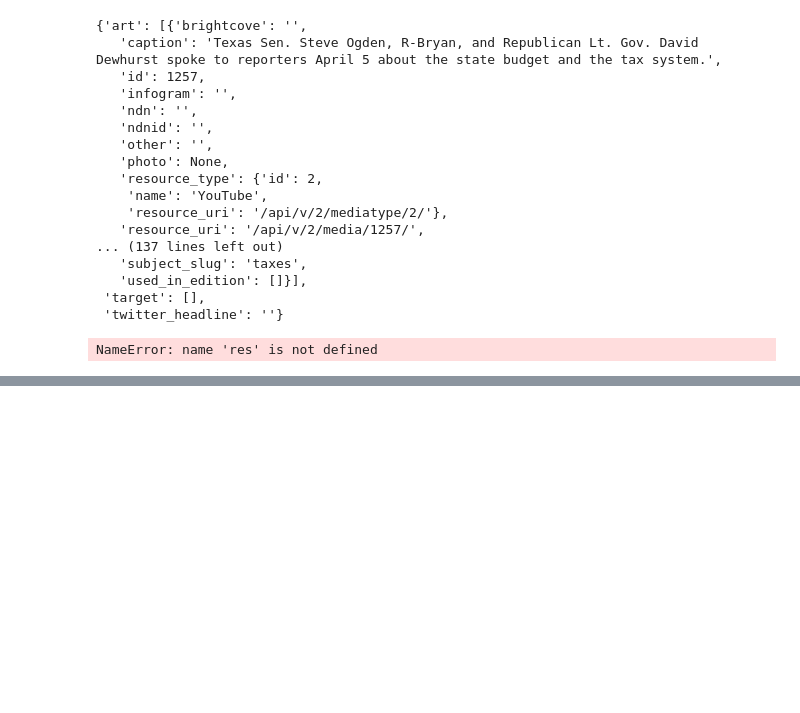
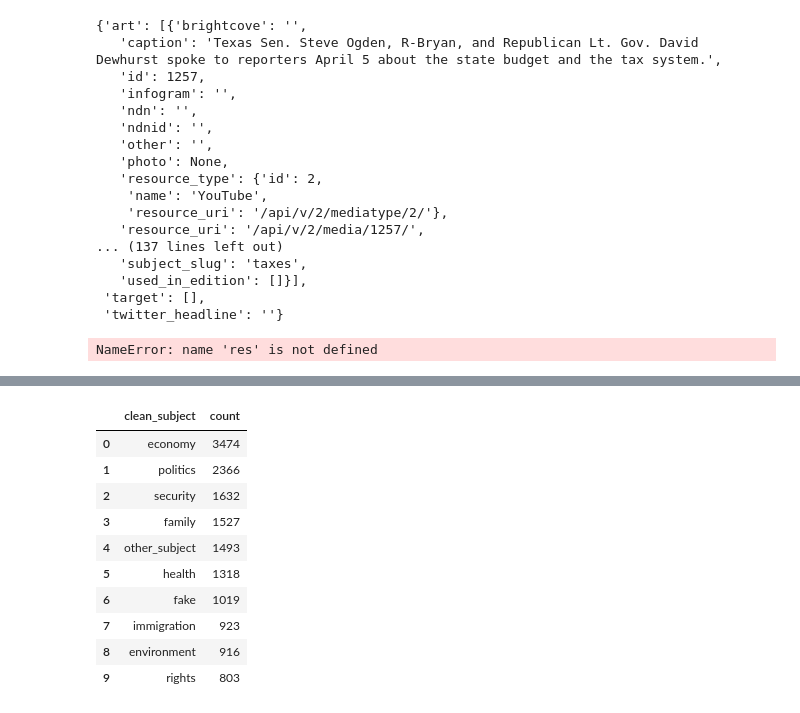
Before and after one commit to ExploringLies/lies-have-short-legs, a Jupyter notebook: notebooks/AnalyseDataset.ipynb, the cells around one changed output, grey strips where cells are left out. Drawn from its saved outputs; the diff is of its cells as text; code cells hidden in the pictures; blank space fills up the shorter version.

```diff
--- a/notebooks/AnalyseDataset.ipynb
+++ b/notebooks/AnalyseDataset.ipynb
@@ -658,0 +681,44 @@ NameError: name 'res' is not defined
+# %%
+def clean_up_subject(c):
+    # Insensitive case search of terms to regroup similar subjects together
+    # normally this would have been done with a regex, but since the dataset is small enough this works well
+
+    c = c.lower()
+
+    if any([s in c for s in ['budget', 'deficit', 'debt', 'economy', 'finance', 'taxe', 'income', 'trade', 'pension', 'retirement', 'gas', 'price']]):
+        return 'economy'
+    elif any([s in c for s in ['health care', 'water' 'aid', 'medic', 'alcohol', 'welfare', 'disability', 'ebola', 'food']]):
+        return 'health'
+    elif any([s in c for s in ['energy', 'climate', 'environment', 'transportation', 'agriculture', 'weather', 'natur', 'nuclear']]):
+        return 'environment'
+    elif any([s in c for s in ['immigration', 'foreign']]):
+        return 'immigration'
+    elif any([s in c for s in ['fake', 'news', 'correction', 'update', 'ethics', 'public', 'administration', 'transparency']]):
+        return 'fake'
+    elif any([s in c for s in ['abortion', 'children', 'education', 'gay', 'sex', 'privacy', 'recreation', 'tourism']]):
+        return 'family'
+    elif any([s in c for s in ['corporation', 'job', 'civil', 'rights', 'ethics', 'labor', 'worker']]):
+        return 'rights'
+    elif any([s in c for s in ['gun', 'crim', 'justice', 'security', 'terrorism', 'military', 'afghanistan', 'iraq', 'drugs', 'safety', 'marijuana', 'penalty']]):
+        return 'security'
+    elif any([s in c for s in ['government', 'election', 'candidate', 'congress', 'history', 'parti']]):
+        return 'politics'
+
+    else:
+        return 'other_subject'
+# %%
+statements['clean_subject'] = statements['subject'].apply(clean_up_subject)
+# %%
+group_and_count(statements,'clean_subject').head(100)
+# %% [output]
+|  | clean_subject | count |
+| 0 | economy | 3474 |
+| 1 | politics | 2366 |
+| 2 | security | 1632 |
+| 3 | family | 1527 |
+| 4 | other_subject | 1493 |
+| 5 | health | 1318 |
+| 6 | fake | 1019 |
+| 7 | immigration | 923 |
+| 8 | environment | 916 |
+| 9 | rights | 803 |
```
Also changed, not shown: parts of 1 cell of this notebook.
